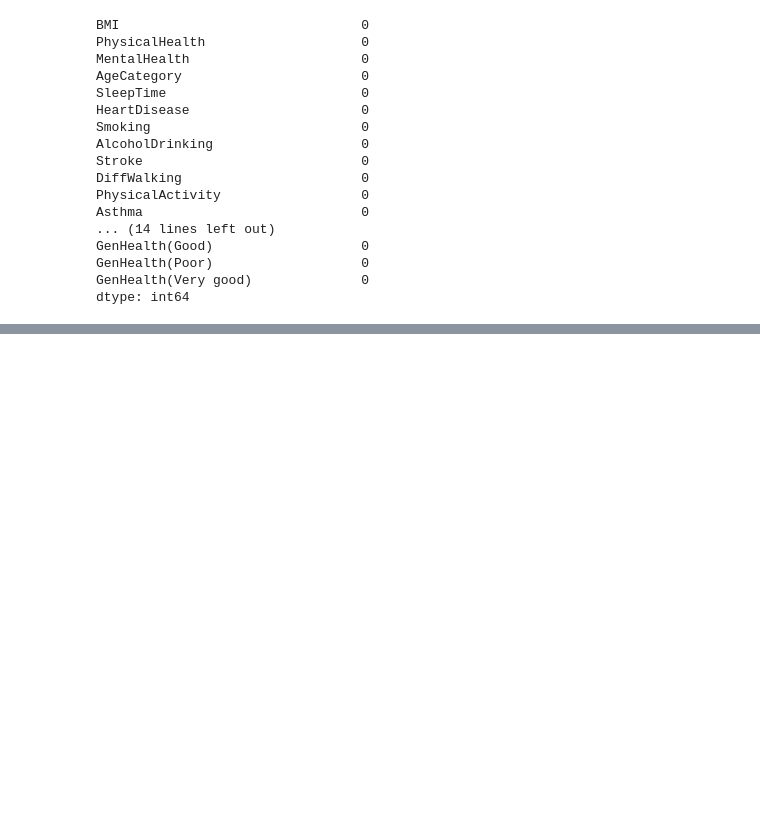
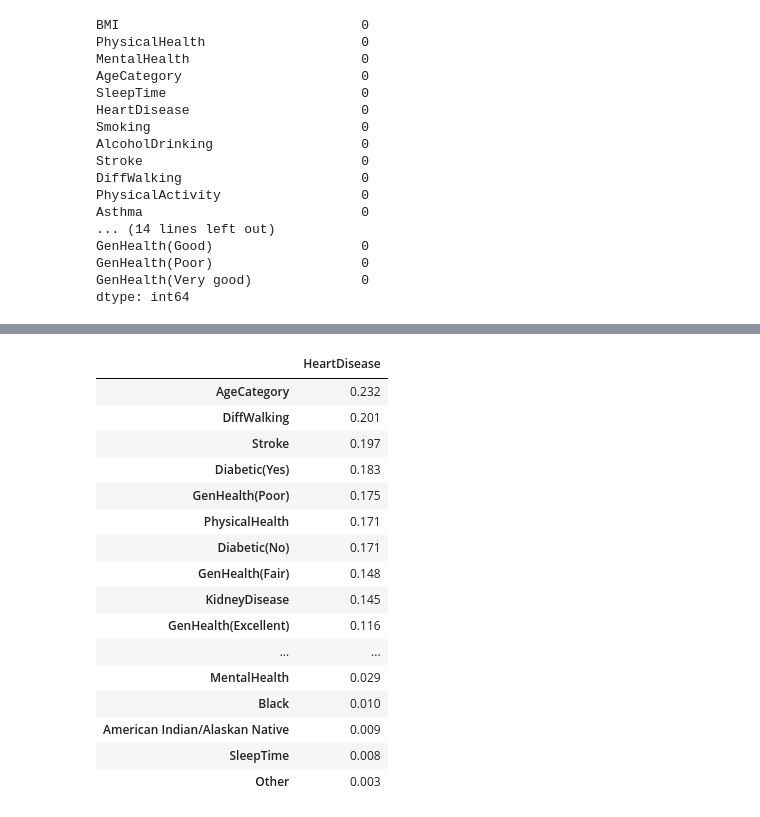
Before and after one commit to COGS118A/Group011-Sp22, a Jupyter notebook: Data Cleaning.ipynb, the cells around one changed output, grey strips where cells are left out. Cells and saved outputs as stored; diff of their text form; code cells hidden in the pictures; blank space fills up the shorter version.

```diff
--- a/Data Cleaning.ipynb
+++ b/Data Cleaning.ipynb
@@ -281,0 +304,20 @@ dtype: int64
+# %%
+corr_result
+# %% [output]
+|  | HeartDisease |
+| AgeCategory | 0.232 |
+| DiffWalking | 0.201 |
+| Stroke | 0.197 |
+| Diabetic(Yes) | 0.183 |
+| GenHealth(Poor) | 0.175 |
+| PhysicalHealth | 0.171 |
+| Diabetic(No) | 0.171 |
+| GenHealth(Fair) | 0.148 |
+| KidneyDisease | 0.145 |
+| GenHealth(Excellent) | 0.116 |
+| ... | ... |
+| MentalHealth | 0.029 |
+| Black | 0.010 |
+| American Indian/Alaskan Native | 0.009 |
+| SleepTime | 0.008 |
+| Other | 0.003 |
```
Also changed, not shown: parts of 6 cells of this notebook.
